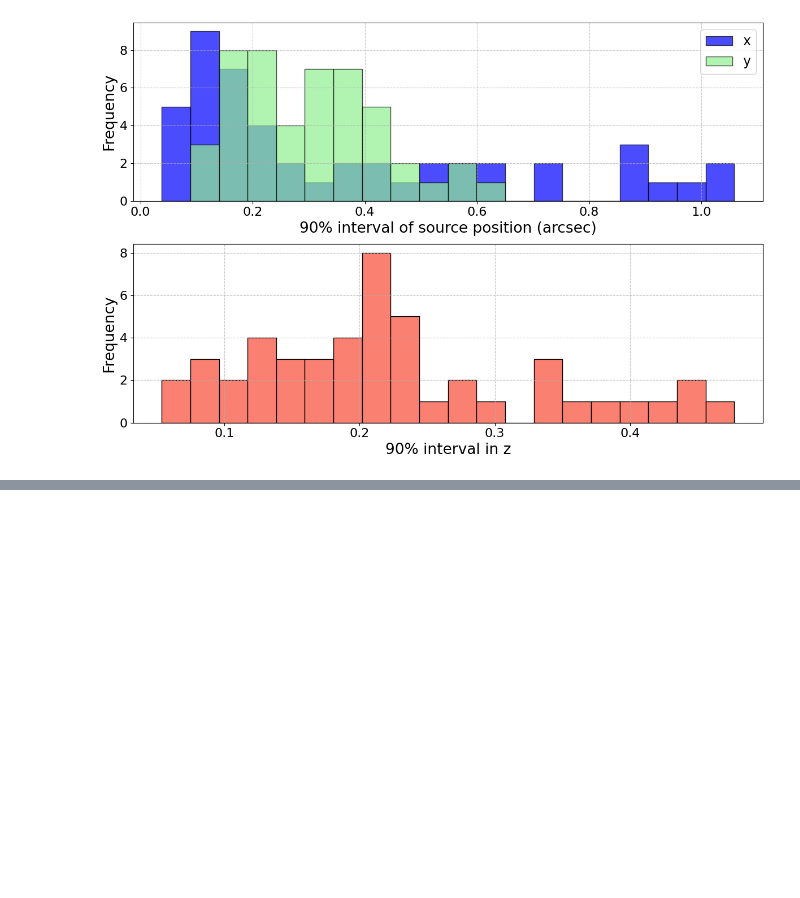
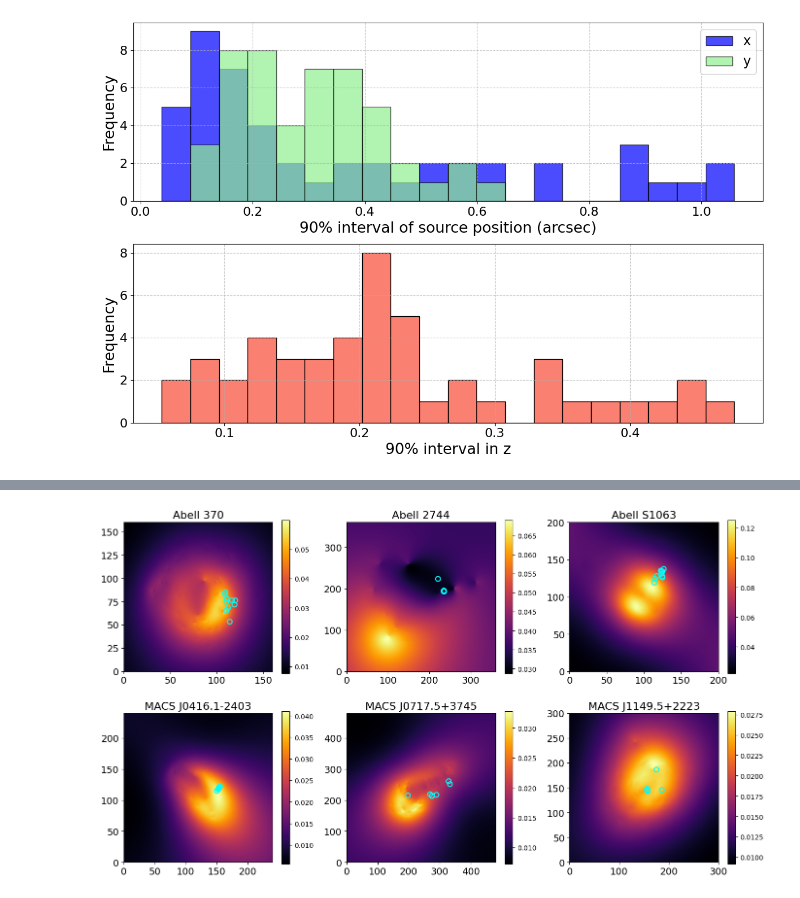
Before and after one commit to diceandcats/GWlensing_Brian, a Jupyter notebook: process_result.ipynb, the cells around one changed output, grey strips where cells are left out. Drawn from its saved outputs; the diff is of its cells as text; code cells hidden in the pictures; blank space fills up the shorter version.

```diff
--- a/process_result.ipynb
+++ b/process_result.ipynb
@@ -432,19 +562,0 @@ plt.savefig('Report images sem2/new/B_vs_area_deltaz_xyz.pdf', bbox_inches='tigh
-# %%
-# make a graph that list the cluster in x axis, and the corresponding bayes factor in y axis
-# The filtered_bayes_factors and filtered_localized_index are from cell 10
-# bayes_factors are already in log10 scale from cell 7 logic, which is then filtered in cell 10
-log10_bayes_factors = [bf * np.log10(np.e) for bf in filtered_bayes_factors]
-
-plt.figure(figsize=(10, 6))
-# Group Bayes factors by cluster index
-data_to_plot = [[] for _ in range(6)]
-for index, bf in zip(filtered_localized_index, log10_bayes_factors):
-    data_to_plot[int(index)].append(bf)
-
-# Create a violin plot which is like a histogram for each category
-plt.violinplot(data_to_plot, positions=np.arange(0, 6), showmedians=True, showextrema=False)
-plt.grid(axis='y', linestyle='--', alpha=0.7)
-plt.ylabel(r'$log_{10} \mathcal{B}$')
-plt.xticks(ticks=np.arange(0, 6), labels=['Abell 370', 'Abell 2744', 'Abell S1063', 'MACS J0416', 'MACS J0717', 'MACS J1149'], rotation=45)
-plt.tight_layout()
-#plt.savefig('Report images sem2/new/B_vs_cluster_xyz.pdf', bbox_inches='tight')
@@ -452,0 +689,48 @@ plt.tight_layout()
+# %%
+
+# ---- load maps (unchanged) ----
+Clusters = ["Abell 370", "Abell 2744", "Abell S1063",
+            "MACS J0416.1-2403", "MACS J0717.5+3745", "MACS J1149.5+2223"]
+clusters = ["abell370", "abell2744", "abells1063", "macs0416", "macs0717", "macs1149"]
+sigma_tau_maps = []
+sidepix = [800, 1200, 1000, 800, 600, 600]
+pixscale_list = [0.2, 0.3, 0.2, 0.3, 0.8, 0.5]
+
+sigma_tau_maps = []
+for i in range(len(Clusters)):
+    fits_file = f'/home/dices/Research/GWlensing_Brian/GCdata/{Clusters[i]}/cats copy/hlsp_frontier_model_{clusters[i]}_cats_v4_sigma_dt.fits'
+    sigma_tau_map = fits.getdata(fits_file)
+    sigma_tau_maps.append(sigma_tau_map)
+
+fig, axes = plt.subplots(2, 3, figsize=(14, 8))
+for ax, sigma_tau_map, Name, sidepix_val, pixscale in zip(axes.flatten(), sigma_tau_maps, Clusters, sidepix, pixscale_list):
+    im = ax.imshow(sigma_tau_map, origin='lower', cmap='inferno', extent=[0, sidepix_val*pixscale, 0, sidepix_val*pixscale])
+    ax.set_title(f"{Name}", fontsize=16)
+    ax.tick_params(axis='both', which='major', labelsize=14)
+    fig.colorbar(im, ax=ax, shrink=0.9)
+
+# plot the image positions on top of the sigma dt maps for each cluster, they're in the image_positions
+for i in range(6):
+    ax = axes.flatten()[i]
+    # Iterate through each event that belongs to the current cluster
+    for event_idx, cluster_idx in enumerate(filtered_localized_index):
+        if int(cluster_idx) == i:
+            # Get the data for this specific event
+            positions = image_positions[event_idx]
+            all_unc = time_delay_uncertainties_all[event_idx]
+            largest_unc = time_delay_uncertainties_largest[event_idx]
+
+            x_imgs, y_imgs = positions[0], positions[1]
+
+            # Find the index of the image with the largest uncertainty
+            # Using np.isclose for robust float comparison
+            indices_to_plot = np.where(np.isclose(all_unc, largest_unc))[0]
+
+            # Plot the image(s) that match the largest uncertainty
+
+            ax.scatter(x_imgs[indices_to_plot], y_imgs[indices_to_plot], s=50, edgecolor='cyan', facecolor='none', marker='o', linewidth=1.5)
+
+plt.tight_layout()
+#plt.savefig('Report images sem2/new/sigma_dt_maps_with_img_pos.pdf', bbox_inches='tight')
+# %% [output]
+[figure, added]
```
Also changed, not shown: parts of 11 cells of this notebook, 11 other files.
